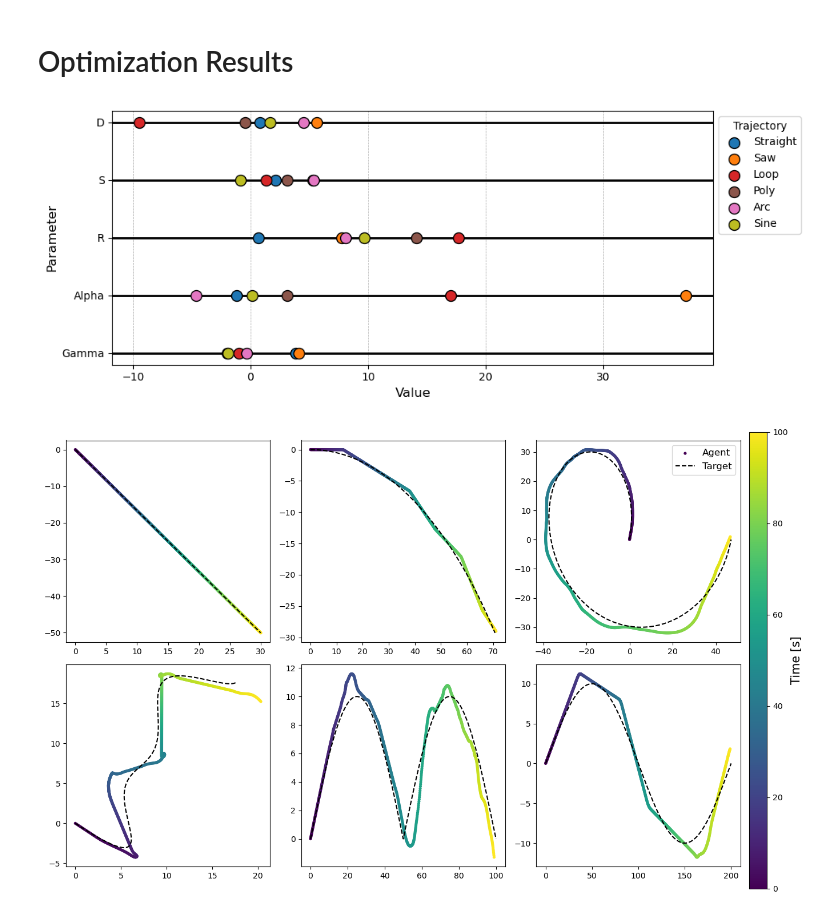
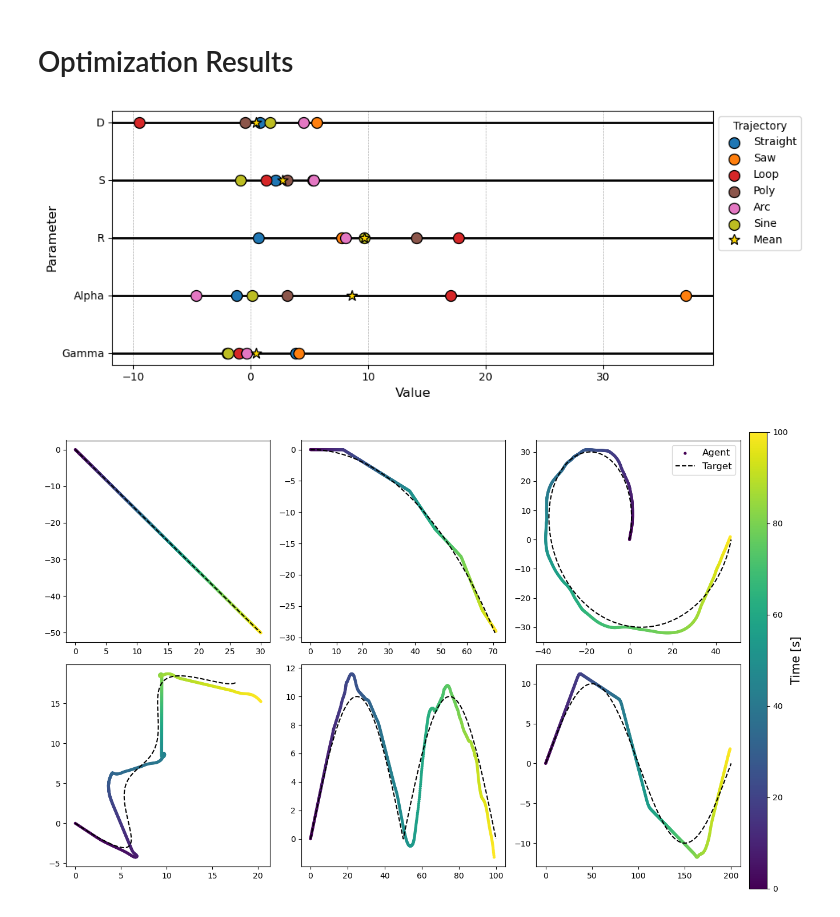
Before and after one commit to Adam-Boesky/RL_CMAES, a Jupyter notebook: Analysis/analysis.ipynb, the cells around one changed output. Cells and saved outputs as stored; diff of their text form; code cells hidden in the pictures.

```diff
--- a/Analysis/analysis.ipynb
+++ b/Analysis/analysis.ipynb
@@ -35,35 +36,45 @@ for filename in os.listdir(policy_params_path):
 # %%
 # Define the attributes and corresponding colors
 attributes = [policy_df['gamma'], policy_df['alpha'], policy_df['r'], policy_df['s'], policy_df['d']]
 trajectories = policy_df['trajectory']
 labels = ["Gamma", "Alpha", "R", "S", "D"]
 
 # Assign a unique color for each trajectory
 colormap = cm.tab10  # A modern, visually distinct colormap
 trajectory_colors = {traj: colormap(i / len(policy_df['trajectory'])) for i, traj in enumerate(policy_df['trajectory'])}
 
 # Create the plot
 fig, ax = plt.subplots(figsize=(10, 4))
 
 for i, (attribute, label) in enumerate(zip(attributes, labels)):
     y = [i + 1] * len(attribute)  # Offset each number line on the y-axis
     for traj, val, y_pos in zip(trajectories, attribute, y):
         color = trajectory_colors[traj]
         ax.scatter(val, y_pos, label=traj[:-5].capitalize() if i == 0 else "", color=color, edgecolor='black', s=100, zorder=3)
 
+    # Plot the mean value with a star marker
+    mean_val = attribute.mean()
+    ax.scatter(mean_val, i + 1, color='gold', edgecolor='black', s=100, marker='*', zorder=4)
+
 # Add labels, legend, and grid
 ax.set_yticks(range(1, len(labels) + 1))
 ax.set_yticklabels(labels)
 ax.set_xlabel("Value", fontsize=12)
 ax.set_ylabel("Parameter", fontsize=12)
-ax.legend(loc="upper left", bbox_to_anchor=(1, 1), title="Trajectory")
+
+# Create custom legend handles
+handles, _ = ax.get_legend_handles_labels()
+mean_handle = Line2D([0], [0], marker='*', color='w', markerfacecolor='gold', markeredgecolor='black', markersize=10, label='Mean')
+handles.append(mean_handle)
+
+ax.legend(handles=handles, loc="upper left", bbox_to_anchor=(1, 1), title="Trajectory")
 ax.grid(True, which="both", linestyle="--", linewidth=0.5, zorder=-1)
 ax.yaxis.grid(True, zorder=1, lw=2, color='k', ls='-')
 
 plt.tight_layout()
 plt.show()
 # %% [output]
-[figure, old version]
+[figure, new version]
 # %%
 fig, axes = plt.subplots(2, 3, figsize=(12.5, 8))
 
```
Also changed, not shown: parts of 1 cell of this notebook.
